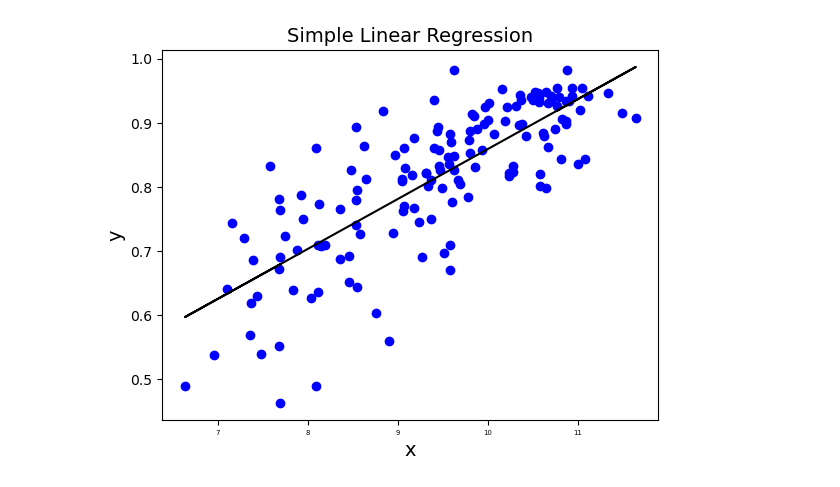
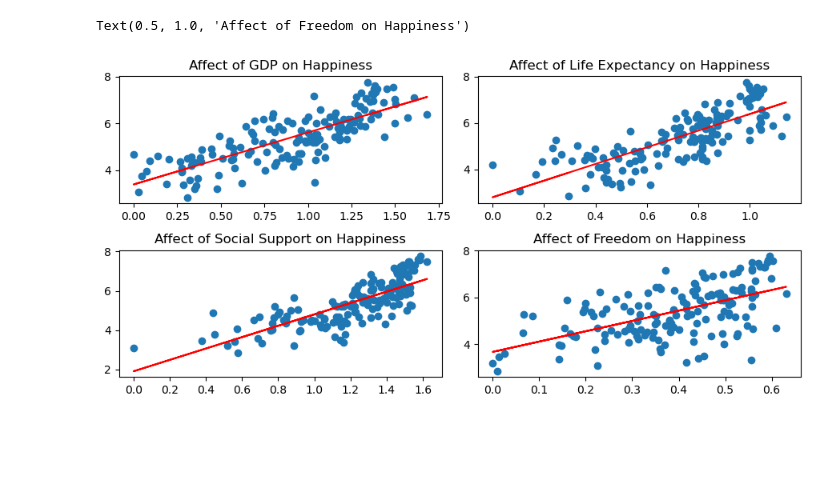
Before and after one commit to aniketadhikari/CS-5805-Blog, a Jupyter notebook: posts/blog 3/post3.ipynb, the cells around one changed output. Saved outputs shown, nothing was run; the diff lists cells and outputs as text; code cells hidden in the pictures; blank space fills up the shorter version.

```diff
--- a/posts/blog 3/post3.ipynb
+++ b/posts/blog 3/post3.ipynb
@@ -32,0 +15,2 @@ y = data['Social support'].values
+# %%
+data = pd.read_csv("../../datasets/happiness_report.csv")
@@ -43,11 +45,45 @@ y_pred = model.predict(x)
-# %%
-
-# Visualize results
-plt.scatter(x, y, color='b')
-plt.plot(x, model.predict(x), color='k')
-plt.xlabel('x')
-plt.ylabel('y')
-plt.title('Simple Linear Regression')
-plt.show()
-# %% [output]
-[figure, removed]
+# %%
+socialSupportModel = LinearRegression()
+
+# Train the model
+socialSupportModel.fit(social_support, score)
+
+# Make predictions
+social_support_predict_score = socialSupportModel.predict(social_support)
+# %%
+lifeExpectancyModel = LinearRegression()
+
+# Train the model
+lifeExpectancyModel.fit(life_expectancy, score)
+
+# Make predictions
+life_expectancy_predict_score = lifeExpectancyModel.predict(life_expectancy)
+# %%
+freedomModel = LinearRegression()
+
+# Train the model
+freedomModel.fit(freedom, score)
+
+# Make predictions
+freedom_predict_score = freedomModel.predict(freedom)
+# %%
+fig, axs = plt.subplots(2, 2, figsize=(9, 4.5), tight_layout=True)
+
+axs[0, 0].scatter(gdp, score)
+axs[0, 0].plot(gdp, gdp_predict_score, c="red")
+axs[0, 0].set_title("Affect of GDP on Happiness")
+
+axs[1, 0].scatter(social_support, score)
+axs[1, 0].plot(social_support, social_support_predict_score, c="red")
+axs[1, 0].set_title("Affect of Social Support on Happiness")
+
+axs[0, 1].scatter(life_expectancy, score)
+axs[0, 1].plot(life_expectancy, life_expectancy_predict_score, c="red")
+axs[0, 1].set_title("Affect of Life Expectancy on Happiness")
+
+axs[1, 1].scatter(freedom, score)
+axs[1, 1].plot(freedom, freedom_predict_score, c="red")
+axs[1, 1].set_title("Affect of Freedom on Happiness")
+# %% [output]
+Text(0.5, 1.0, 'Affect of Freedom on Happiness')
+[figure, added]
```
Also changed, not shown: parts of 8 cells of this notebook, 8 other files.
